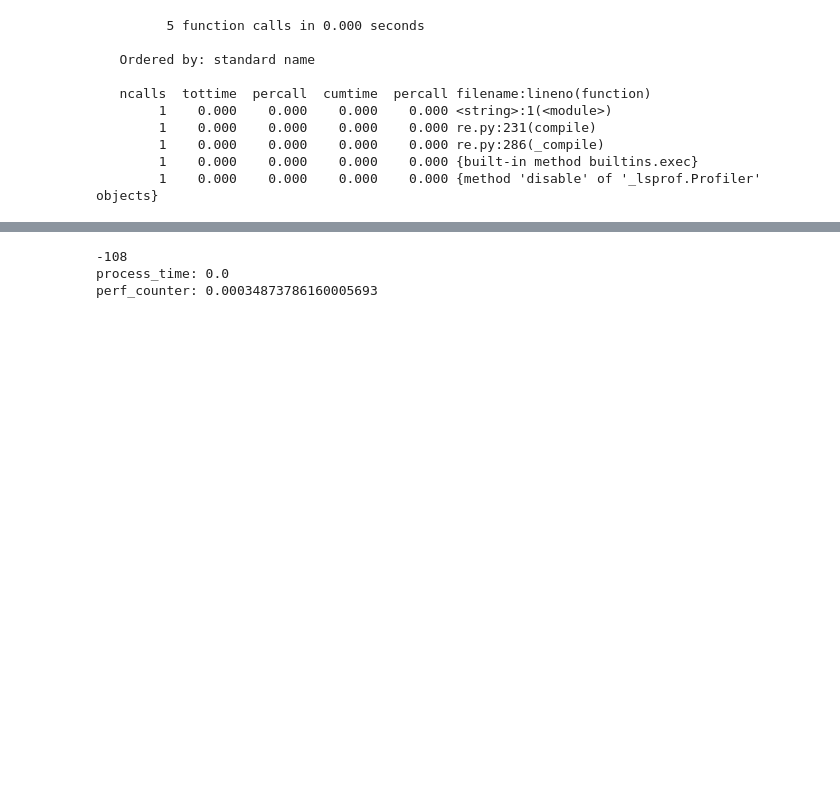
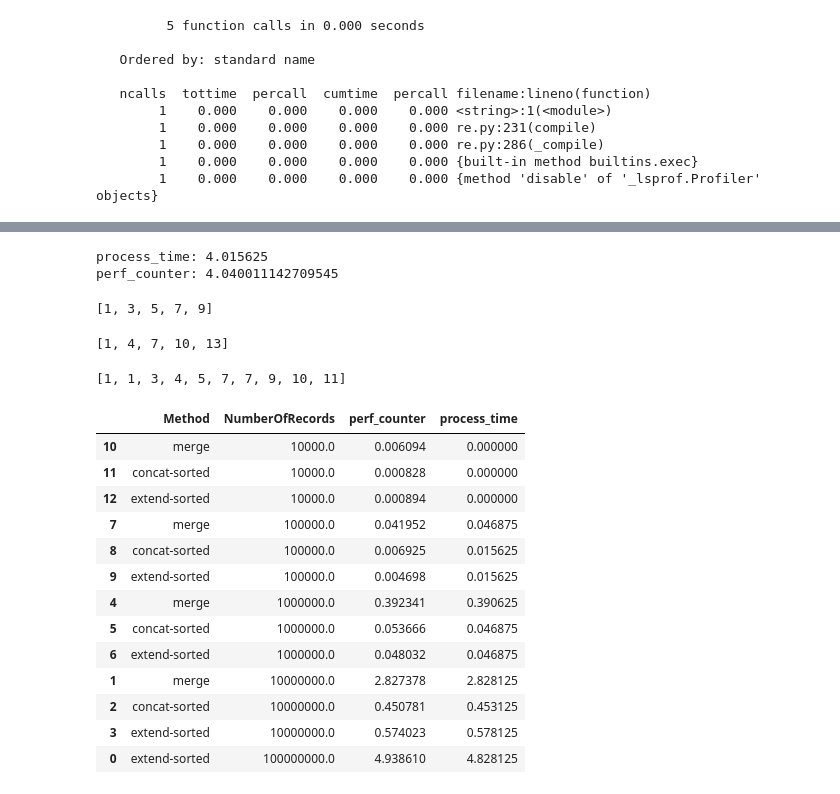
Before and after one commit to funnyasme/WIP_Learning, a Jupyter notebook: loveMyExamples.ipynb, the cells around one changed output, grey strips where cells are left out. Cells and saved outputs as stored; diff of their text form; code cells hidden in the pictures; blank space fills up the shorter version.

```diff
--- a/loveMyExamples.ipynb
+++ b/loveMyExamples.ipynb
@@ -3742,14 +3675,62 @@ print(end - start)
 # so far best of all
 import time
 
-ptime = time.process_time()
-ctime = time.perf_counter()
+import numpy as np
 
-sum_all(list1)
+list1 = np.random.randint(-10,10, size=(100000000))
 
-print('process_time:',time.process_time() - ptime)
-print('perf_counter:',time.perf_counter() - ctime)
+ptime = time.process_time(); ctime = time.perf_counter();
+
+list1.sort()
+
+print('process_time:', time.process_time() - ptime); print('perf_counter:', time.perf_counter() - ctime)
 # %% [output]
--108
-process_time: 0.0
-perf_counter: 0.00034873786160005693
+process_time: 4.015625
+perf_counter: 4.040011142709545
+# %%
+# benchmarking 0 - setup
+df = pd.DataFrame({'Method': [],
+           'NumberOfRecords': [],
+           'process_time': [],
+           'perf_counter':[]})
+newRow = []
+# %%
+# benchmarking 1
+import time
+
+n = 100000000
+
+list1 = [i for i in range(1, n, 2)]
+list2 = [i for i in range(1, n, 3)]
+list1[:5]
+list2[:5]
+
+ptime = time.process_time(); ctime = time.perf_counter()
+
+list1.extend(list2)
+x1 = sorted(list1)
+
+process_time = time.process_time() - ptime; perf_counter = time.perf_counter() - ctime
+
+x1[:10]
+
+newRow.insert(0, {'Method': 'extend-sorted', 'NumberOfRecords': n, 'process_time': process_time, 'perf_counter': perf_counter})
+pd.concat([pd.DataFrame(newRow), df], ignore_index=True).sort_values('NumberOfRecords')
+# %% [output]
+[1, 3, 5, 7, 9]
+[1, 4, 7, 10, 13]
+[1, 1, 3, 4, 5, 7, 7, 9, 10, 11]
+|  | Method | NumberOfRecords | perf_counter | process_time |
+| 10 | merge | 10000.0 | 0.006094 | 0.000000 |
+| 11 | concat-sorted | 10000.0 | 0.000828 | 0.000000 |
+| 12 | extend-sorted | 10000.0 | 0.000894 | 0.000000 |
+| 7 | merge | 100000.0 | 0.041952 | 0.046875 |
+| 8 | concat-sorted | 100000.0 | 0.006925 | 0.015625 |
+| 9 | extend-sorted | 100000.0 | 0.004698 | 0.015625 |
+| 4 | merge | 1000000.0 | 0.392341 | 0.390625 |
+| 5 | concat-sorted | 1000000.0 | 0.053666 | 0.046875 |
+| 6 | extend-sorted | 1000000.0 | 0.048032 | 0.046875 |
+| 1 | merge | 10000000.0 | 2.827378 | 2.828125 |
+| 2 | concat-sorted | 10000000.0 | 0.450781 | 0.453125 |
+| 3 | extend-sorted | 10000000.0 | 0.574023 | 0.578125 |
+| 0 | extend-sorted | 100000000.0 | 4.938610 | 4.828125 |
```
Also changed, not shown: parts of 16 cells of this notebook.
